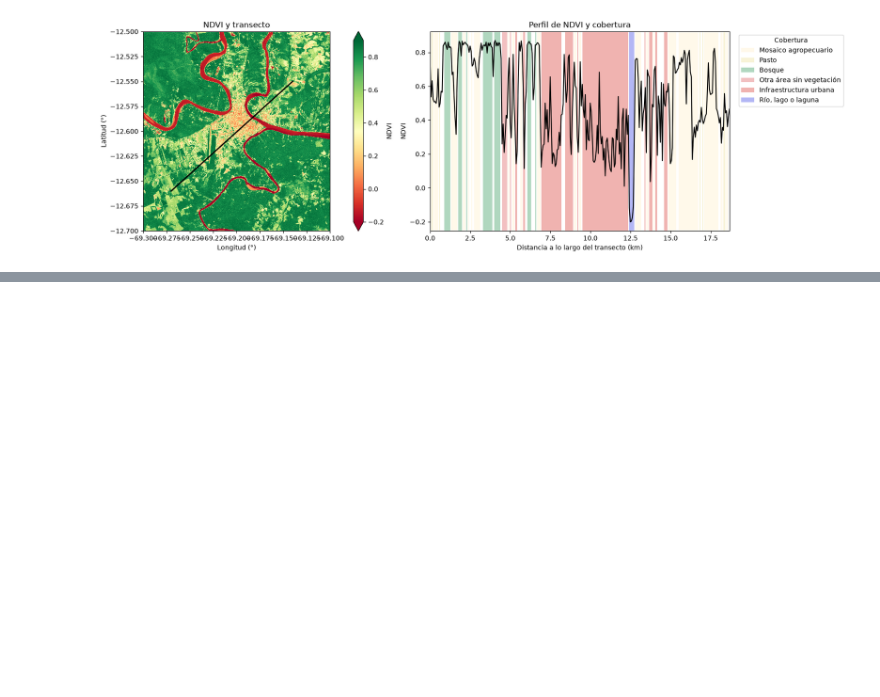
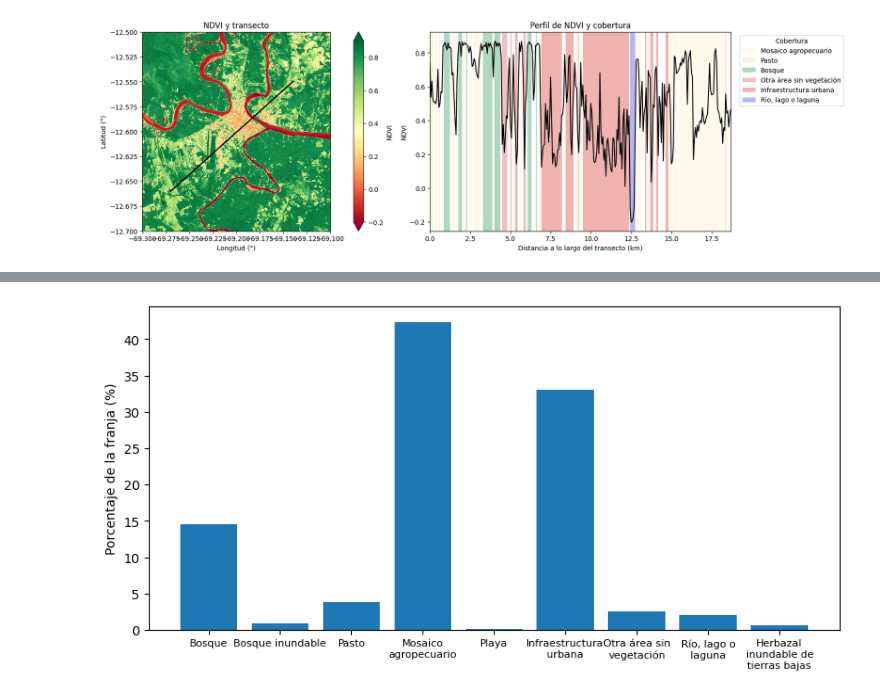
Before and after one commit to SALINASSebas/geocomputacion_-1GEO20-, a Jupyter notebook: ejercicios/ejercicios_aplicados/cobertura_ndvi.ipynb, the cells around one changed output, grey strips where cells are left out. Drawn from its saved outputs; the diff is of its cells as text; code cells hidden in the pictures; blank space fills up the shorter version.

```diff
--- a/ejercicios/ejercicios_aplicados/cobertura_ndvi.ipynb
+++ b/ejercicios/ejercicios_aplicados/cobertura_ndvi.ipynb
@@ -243,0 +253,7 @@ plt.show()
+# %%
+# El transecto como línea vectorial, en grados
+linea = gpd.GeoDataFrame(geometry=[LineString(zip(lons, lats))], crs="EPSG:4326")
+
+# El buffer se hace en el CRS del NDVI (UTM) porque ahí la unidad es el metro
+buffer500m = gpd.GeoDataFrame(geometry=linea.to_crs(ndvi.rio.crs).buffer(500), crs=ndvi.rio.crs)
+print(f"Área del corredor: {buffer500m.area.iloc[0] / 1e6:.1f} km²")
@@ -243,0 +262,18 @@ plt.show()
+# %%
+# Recorte de cada ráster en su propio CRS
+mb = mb.rio.write_nodata(255) # 255 marca "sin dato" en MapBiomas.
+# Un clip por ráster. El polígono debe estar en el CRS del ráster que se recorta
+ndvi_c = ndvi.rio.clip(buffer500m.geometry, buffer500m.crs, drop=True)
+mb_c = mb.rio.clip(buffer500m.to_crs(mb.rio.crs).geometry, mb.rio.crs, drop=True)
+
+# NDVI sobre la grilla de MapBiomas (mismo CRS, tamaño de píxel y extensión)
+ndvi_m = ndvi_c.rio.reproject_match(mb_c)
+# Tabla de píxeles (clase, NDVI) sin los de fuera del buffer
+tabla = pd.DataFrame({"clase": mb_c.values.ravel(), "ndvi": ndvi_m.values.ravel()})
+tabla = tabla[tabla["clase"] != 255]
+
+# Por clase: número de píxeles, NDVI medio y porcentaje del corredor
+resumen = tabla.groupby("clase").agg(pixeles=("clase", "size"), ndvi_medio=("ndvi", "mean"))
+resumen["porcentaje"] = 100 * resumen["pixeles"] / resumen["pixeles"].sum()
+resumen["nombre"] = [LEYENDA.get(int(c), (f"Clase {c}",))[0] for c in resumen.index]
+resumen.round(2)
@@ -243,0 +292,15 @@ plt.show()
+# %%
+import textwrap
+
+
+# n es el texto, 16 es el máximo de caracteres por línea, contando los espacios.
+# break_long_words=False evita que una palabra más larga que el límite se corte a la mitad.
+etiquetas = [textwrap.fill(n, 16, break_long_words=False) for n in resumen["nombre"]]
+
+fig, ax = plt.subplots(figsize=(8, 4), constrained_layout=True)
+ax.bar(etiquetas, resumen["porcentaje"]) # opcional: color=colores
+ax.tick_params(axis="x", labelsize=8)
+ax.set_ylabel("Porcentaje de la franja (%)")
+plt.show()
+# %% [output]
+[figure, added]
```
Also changed, not shown: parts of 11 cells of this notebook, 5 other files.
